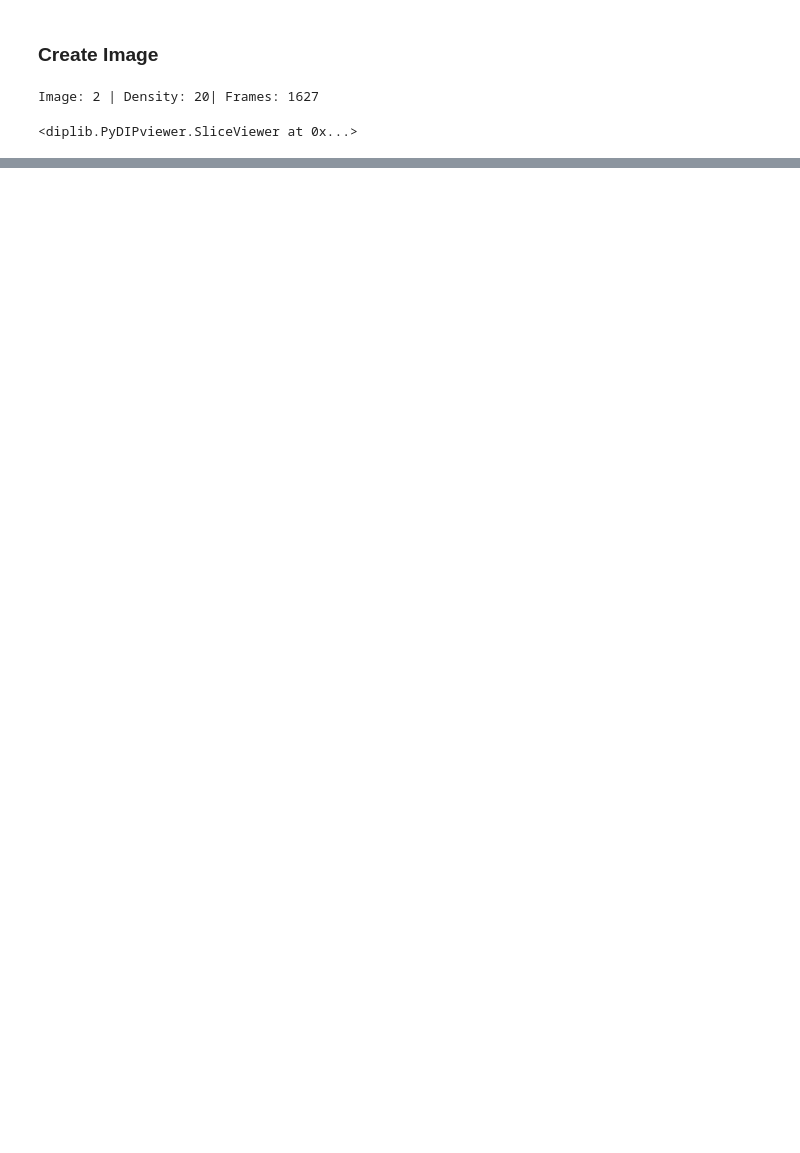
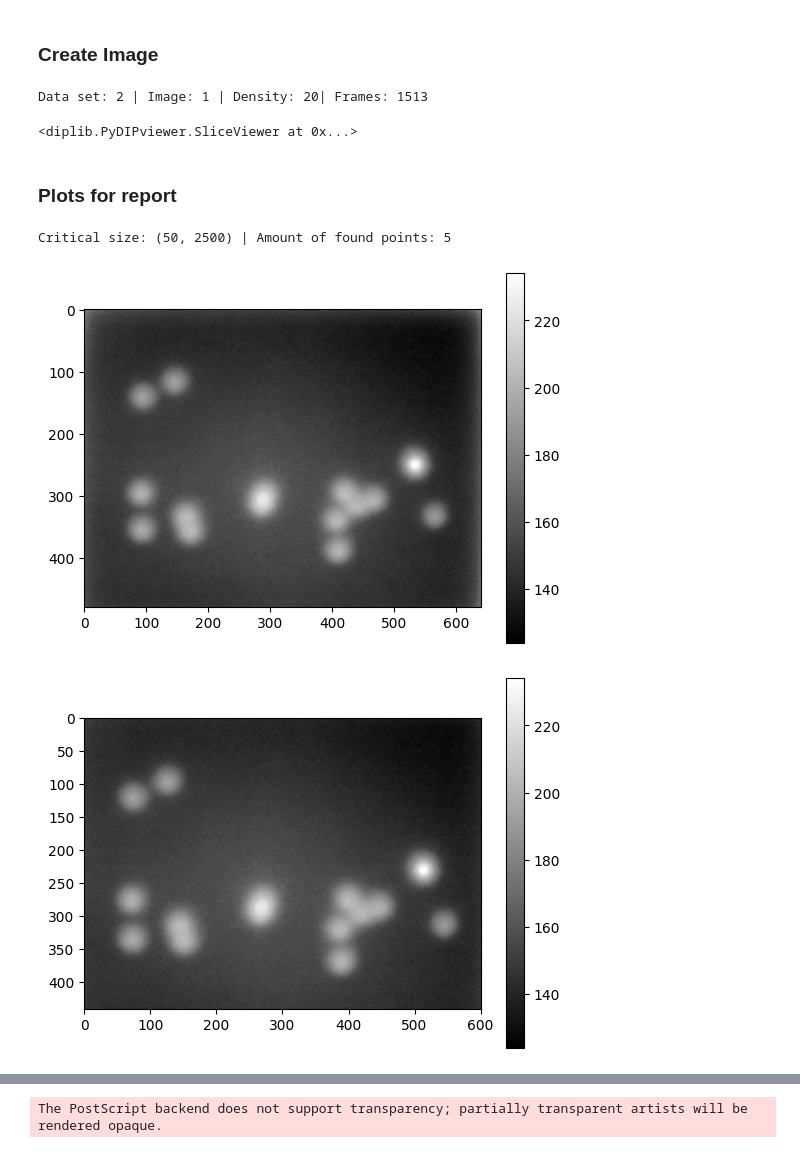
Before and after one commit to Linuxable/SMLM, a Jupyter notebook: analysis.ipynb, the cells around one changed output, grey strips where cells are left out. Cells and saved outputs as stored; diff of their text form; code cells hidden in the pictures; blank space fills up the shorter version.

```diff
--- a/analysis.ipynb
+++ b/analysis.ipynb
@@ -179,7 +269,8 @@ Critical size: (50, 2500) | Amount of found points: 9
 # %% [markdown]
 ### **Create Image**
 # %%
-image_num = 2
+data_set = 2
+image_num = 1
 density = 20
 
 imgs = load_imgs(image_num,density)
@@ -187,16 +278,10 @@ max_frames = 100
 frames = imgs.Sizes()[2]
 coordinates = []
 
-print(f'Image: {image_num} | Density: {density}| Frames: {frames}')
+print(f'Data set: {data_set} | Image: {image_num} | Density: {density}| Frames: {frames}')
 
-for frame_num in range(frames):
-    try:
-        if frame_num >= last_frame[image_num][density]:
-            break
-    except KeyError:
-        pass
-
-    coordinates.append(get_critical_points(image_num=image_num, density=density, frame=imgs[:,:,frame_num], crop=False))
+for frame_num in range(frame_range[data_set][image_num][density][0], frame_range[data_set][image_num][density][1]):
+    coordinates.append(get_critical_points_2(image_num=image_num, density=density, frame=imgs[:,:,frame_num]))
 
 rc = dip.Image(sizes=[640, 480], dt='SFLOAT')
 rc.Fill(0)
@@ -207,5 +292,61 @@ for i in coordinates:
 
 dip.viewer.Show(rc)
 # %% [output]
-Image: 2 | Density: 20| Frames: 1627
+Data set: 2 | Image: 1 | Density: 20| Frames: 1513
 <diplib.PyDIPviewer.SliceViewer at 0x...>
+# %% [markdown]
+### **Plots for report**
+# %%
+frame = 50
+image = load_imgs_2(image_num, density)[:,:,frame].Squeeze()
+critical_size = (50, 2500) # (min size, max size)
+sigma = 2
+
+cropped_image = image[20:-20,20:-20]
+image_array = np.asarray(cropped_image)
+
+rows = image_array.shape[0]
+cols = image_array.shape[1]
+
+image_mean_sub = dip.Image((image_array - np.mean(image_array)).clip(min=0))
+image_contrast = dip.ContrastStretch(image_mean_sub, lowerBound=80)
+
+image_gauss = dip.Gauss(image_contrast, sigmas=[sigma])
+image_thres = dip.IsodataThreshold(image_gauss)
+image_label = dip.Label(image_thres)
+
+measurement = dip.MeasurementTool.Measure(label=image_label, grey=cropped_image.Squeeze(), features=['Gravity', 'Size'])
+
+critical_points = np.array([measurement['Gravity'][i]
+                            for i in range(1,measurement.NumberOfObjects())
+                            if measurement['Size'][i][0] < critical_size[1]
+                            and measurement['Size'][i][0] > critical_size[0]])
+
+print(f'Critical size: {critical_size} | Amount of found points: {len(critical_points)}')
+
+def plot_save(image, title):
+    plt.figure()
+    plt.imshow(np.asarray(image), cmap='gray')
+    plt.colorbar()
+    plt.savefig('plots/'+title+'_eps', format='eps')
+    plt.show()
+
+plot_save(image, 'original')
+plot_save(cropped_image, 'cropped')
+plot_save(image_mean_sub, 'mean_sub')
+plot_save(image_contrast, 'contrast')
+plot_save(image_gauss, 'gauss')
+plot_save(image_thres, 'threshold')
+plot_save(image_label, 'label')
+
+plt.figure()
+plt.imshow(np.asarray(cropped_image), cmap='gray')
+plt.scatter(critical_points[:,0], critical_points[:,1], c='r', s=20, label='Found points')
+# plt.legend(loc='upper center', bbox_to_anchor=(0.5, -0.05),fancybox=True, shadow=True, ncol=5)
+plt.legend()
+plt.savefig('plots/measurements.eps', format='eps')
+plt.show()
+# %% [output]
+Critical size: (50, 2500) | Amount of found points: 5
+[figure, added]
+[figure, added]
@@ -211,0 +358 @@ Image: 2 | Density: 20| Frames: 1627
+The PostScript backend does not support transparency; partially transparent artists will be rendered opaque.
```
Also changed, not shown: parts of 7 cells of this notebook, 9 other files.
